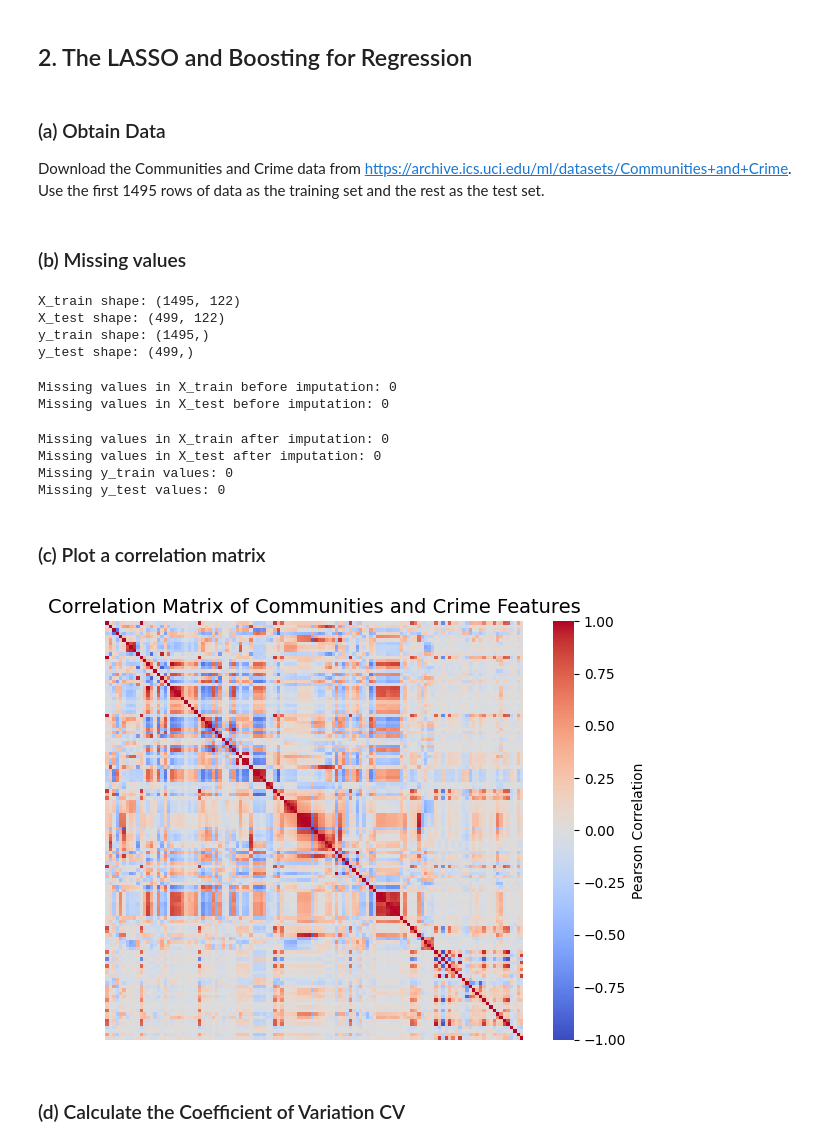
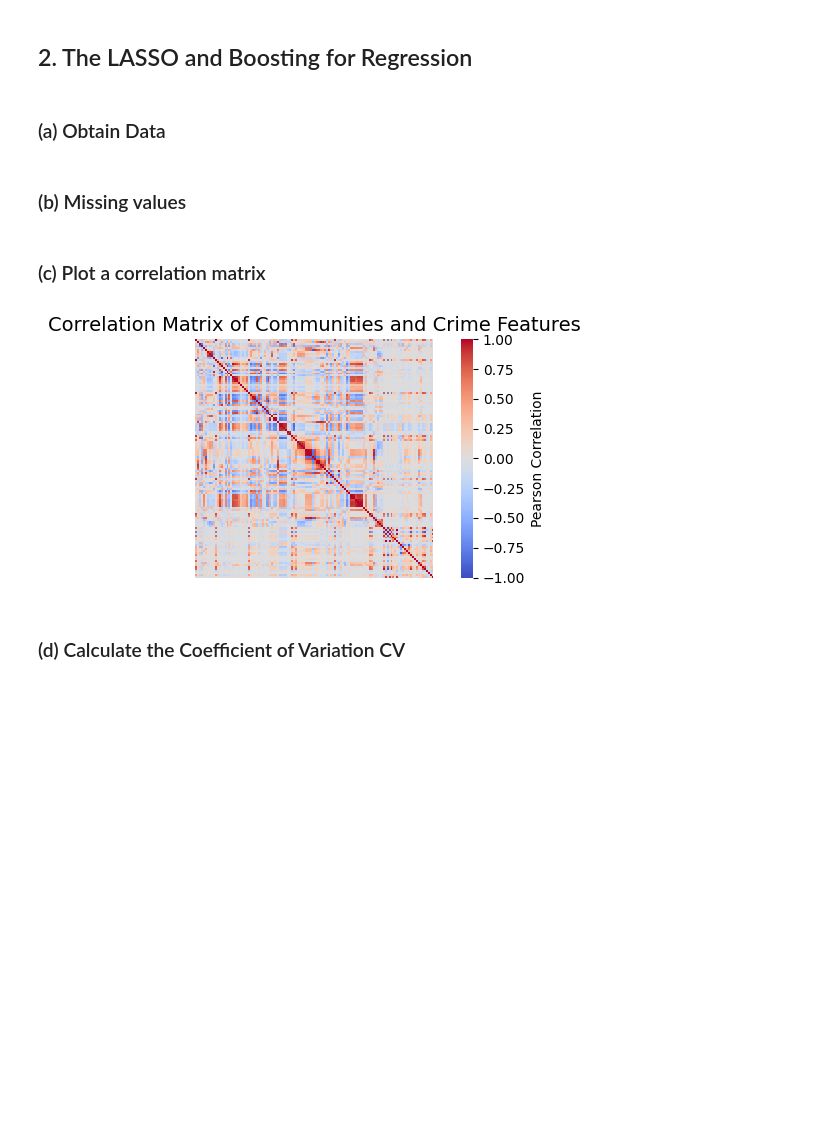
Before and after one commit to gblombach/DSCI-552_Homework_5, a Jupyter notebook: notebooks/Blombach_George_HW5.ipynb, the cells around one changed output. Saved outputs shown, nothing was run; the diff lists cells and outputs as text; code cells hidden in the pictures; blank space fills up the shorter version.

```diff
--- a/notebooks/Blombach_George_HW5.ipynb
+++ b/notebooks/Blombach_George_HW5.ipynb
@@ -224,10 +211,8 @@ AND Temperature > 37.95
 THEN Diagnosis = Bladder: No, Nephritis: Yes
 # %% [markdown]
 ## 2. The LASSO and Boosting for Regression
-# %% [markdown]
-### (a) Obtain Data
-
-Download the Communities and Crime data from https://archive.ics.uci.edu/ml/datasets/Communities+and+Crime. Use the first 1495 rows of data as the training set and the rest as the test set.
+# %% [markdown]
+### (a) Obtain Data
 # %%
 #first get attributes
 attributes = []
@@ -257,47 +242,35 @@ X_train = X.iloc[:1495].copy()
 X_test = X.iloc[1495:].copy()
 y_train = y.iloc[:1495].copy()
 y_test = y.iloc[1495:].copy()
-print("X_train shape:", X_train.shape,"\nX_test shape:", X_test.shape,"\ny_train shape:", y_train.shape,"\ny_test shape:", y_test.shape)
+#print("X_train shape:", X_train.shape,"\nX_test shape:", X_test.shape,"\ny_train shape:", y_train.shape,"\ny_test shape:", y_test.shape)
-# %% [output]
-X_train shape: (1495, 122)
-X_test shape: (499, 122)
-y_train shape: (1495,)
-y_test shape: (499,)
 # %%
-print("Missing values in X_train before imputation:",X_train.isna().sum().sum(),"\nMissing values in X_test before imputation:",X_test.isna().sum().sum())
+#print("Missing values in X_train before imputation:",X_train.isna().sum().sum(),"\nMissing values in X_test before imputation:",X_test.isna().sum().sum())
-# %% [output]
-Missing values in X_train before imputation: 0
-Missing values in X_test before imputation: 0
 # %%
 # set imputer
 imputer = SimpleImputer(strategy="median")
 # fit imputer to train data, and transform test data
 X_train_imputed = imputer.fit_transform(X_train)
-X_test_imputed = imputer.transform(X_test)
+X_test_imputed = imputer.transform(X_test) #do not fit_transform the test data!
 #convert back to dataframes
 X_train = pd.DataFrame(X_train_imputed, columns=X.columns, index=X_train.index)
 X_test = pd.DataFrame(X_test_imputed, columns=X.columns, index=X_test.index)
 #check on changes
-print("Missing values in X_train after imputation:",X_train.isna().sum().sum(),"\nMissing values in X_test after imputation:",X_test.isna().sum().sum())
-print("Missing y_train values:", y_train.isna().sum(),"\nMissing y_test values:", y_test.isna().sum())
+#print("Missing values in X_train after imputation:",X_train.isna().sum().sum(),"\nMissing values in X_test after imputation:",X_test.isna().sum().sum())
+#print("Missing y_train values:", y_train.isna().sum(),"\nMissing y_test values:", y_test.isna().sum())
-# %% [output]
-Missing values in X_train after imputation: 0
-Missing values in X_test after imputation: 0
-Missing y_train values: 0
-Missing y_test values: 0
 # %% [markdown]
 ### (c) Plot a correlation matrix
 # %%
 #combine the imputed training and test predictors before calculating the correlation matrix
 X_imputed = pd.concat([X_train, X_test],axis=0).sort_index()
 # Calculate the correlation matrix
 correlation_matrix = X_imputed.corr()
+plt.figure(figsize=(6, 3))
 sns.heatmap(correlation_matrix,cmap="coolwarm", center=0, vmin=-1, vmax=1, square=True, xticklabels=False, yticklabels=False,cbar_kws={"label": "Pearson Correlation"})
 plt.title("Correlation Matrix of Communities and Crime Features",fontsize=14)
 plt.tight_layout()
 plt.show()
 # %% [output]
-[figure, old version]
+[figure, new version]
 # %% [markdown]
 ### (d) Calculate the Coefficient of Variation CV
 # %%
```
Also changed, not shown: parts of 13 cells of this notebook, 2 other files.
